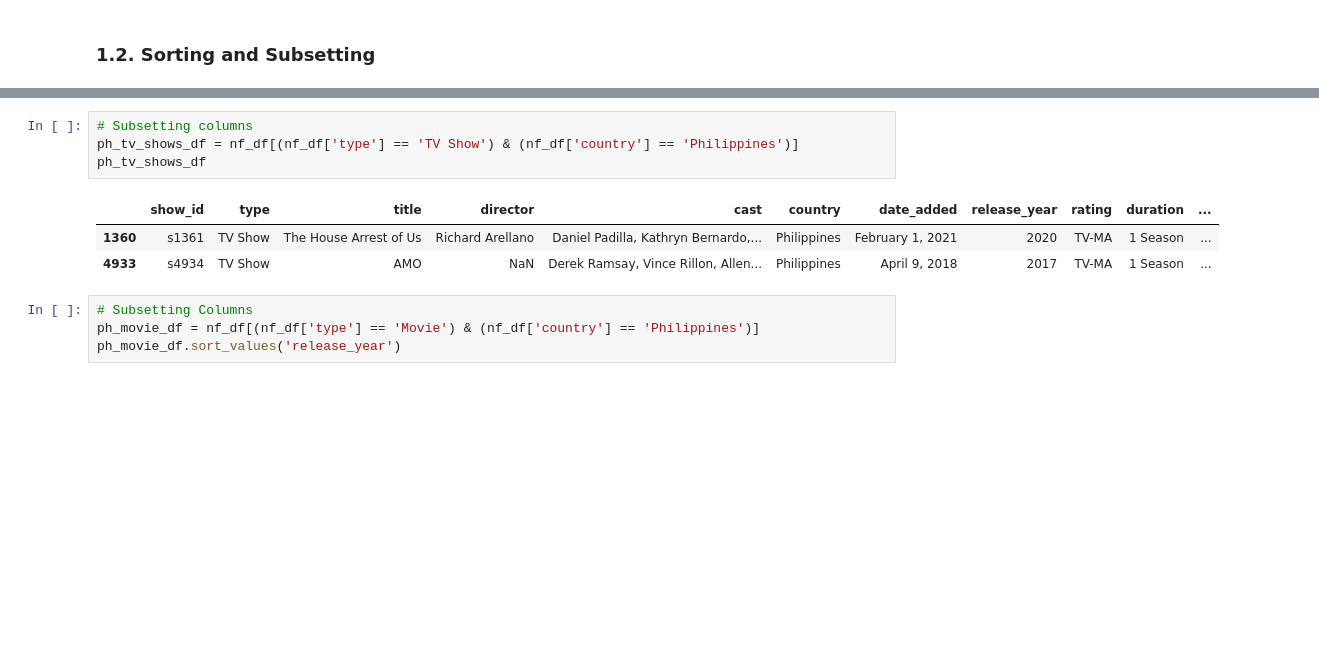
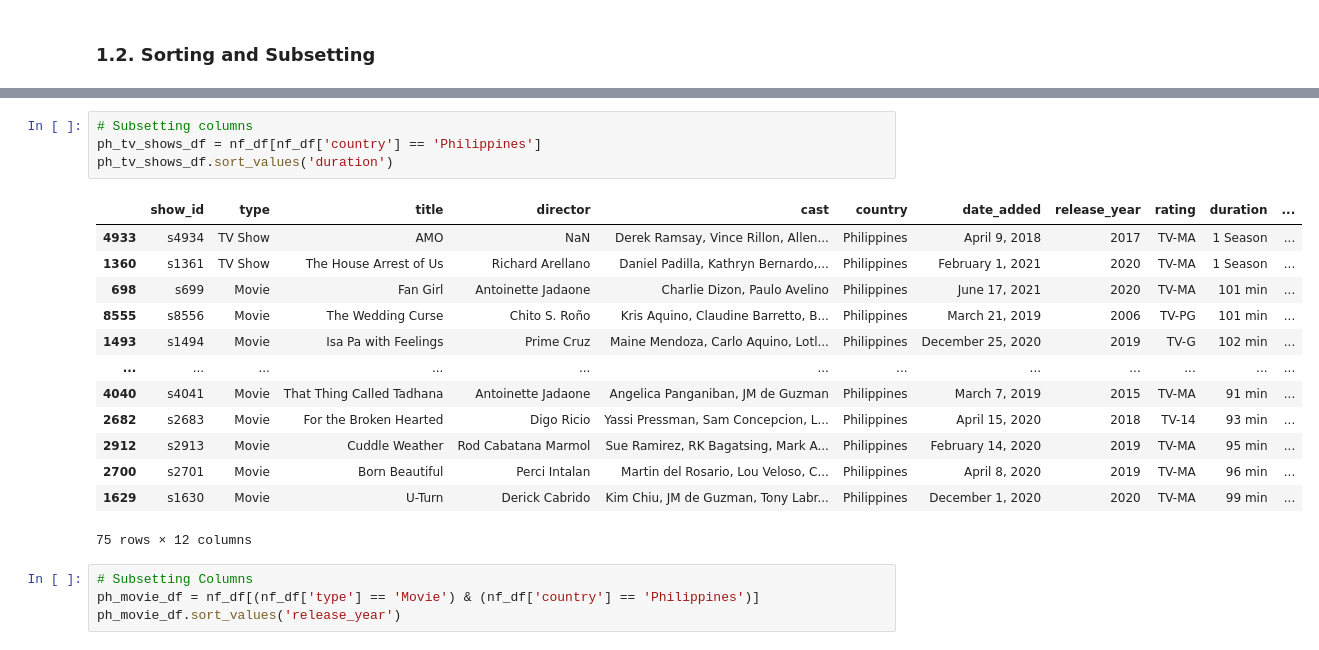
Before and after one commit to JpCurada/MyDataCampJourney, a Jupyter notebook: Data Manipulation with Pandas.ipynb, the cells around one changed output, grey strips where cells are left out. Saved outputs shown, nothing was run; the diff lists cells and outputs as text; blank space fills up the shorter version.

```diff
--- a/Data Manipulation with Pandas.ipynb
+++ b/Data Manipulation with Pandas.ipynb
@@ -89,12 +89,22 @@ nf_df.sort_values("release_year").head()
 | 8739 | s8740 | Movie | Why We Fight: The Battle of Russia | Frank Capra, Anatole Litvak | NaN | United States | March 31, 2017 | 1943 | TV-PG | 82 min | ... |
 # %%
 # Subsetting columns
-ph_tv_shows_df = nf_df[(nf_df['type'] == 'TV Show') & (nf_df['country'] == 'Philippines')]
-ph_tv_shows_df
+ph_tv_shows_df = nf_df[nf_df['country'] == 'Philippines']
+ph_tv_shows_df.sort_values('duration')
 # %% [output]
 |  | show_id | type | title | director | cast | country | date_added | release_year | rating | duration | ... |
+| 4933 | s4934 | TV Show | AMO | NaN | Derek Ramsay, Vince Rillon, Allen... | Philippines | April 9, 2018 | 2017 | TV-MA | 1 Season | ... |
 | 1360 | s1361 | TV Show | The House Arrest of Us | Richard Arellano | Daniel Padilla, Kathryn Bernardo,... | Philippines | February 1, 2021 | 2020 | TV-MA | 1 Season | ... |
-| 4933 | s4934 | TV Show | AMO | NaN | Derek Ramsay, Vince Rillon, Allen... | Philippines | April 9, 2018 | 2017 | TV-MA | 1 Season | ... |
+| 698 | s699 | Movie | Fan Girl | Antoinette Jadaone | Charlie Dizon, Paulo Avelino | Philippines | June 17, 2021 | 2020 | TV-MA | 101 min | ... |
+| 8555 | s8556 | Movie | The Wedding Curse | Chito S. Roño | Kris Aquino, Claudine Barretto, B... | Philippines | March 21, 2019 | 2006 | TV-PG | 101 min | ... |
+| 1493 | s1494 | Movie | Isa Pa with Feelings | Prime Cruz | Maine Mendoza, Carlo Aquino, Lotl... | Philippines | December 25, 2020 | 2019 | TV-G | 102 min | ... |
+| ... | ... | ... | ... | ... | ... | ... | ... | ... | ... | ... | ... |
+| 4040 | s4041 | Movie | That Thing Called Tadhana | Antoinette Jadaone | Angelica Panganiban, JM de Guzman | Philippines | March 7, 2019 | 2015 | TV-MA | 91 min | ... |
+| 2682 | s2683 | Movie | For the Broken Hearted | Digo Ricio | Yassi Pressman, Sam Concepcion, L... | Philippines | April 15, 2020 | 2018 | TV-14 | 93 min | ... |
+| 2912 | s2913 | Movie | Cuddle Weather | Rod Cabatana Marmol | Sue Ramirez, RK Bagatsing, Mark A... | Philippines | February 14, 2020 | 2019 | TV-MA | 95 min | ... |
+| 2700 | s2701 | Movie | Born Beautiful | Perci Intalan | Martin del Rosario, Lou Veloso, C... | Philippines | April 8, 2020 | 2019 | TV-MA | 96 min | ... |
+| 1629 | s1630 | Movie | U-Turn | Derick Cabrido | Kim Chiu, JM de Guzman, Tony Labr... | Philippines | December 1, 2020 | 2020 | TV-MA | 99 min | ... |
+75 rows × 12 columns
 # %%
 # Subsetting Columns
 ph_movie_df = nf_df[(nf_df['type'] == 'Movie') & (nf_df['country'] == 'Philippines')]
```
Also changed, not shown: parts of 2 cells of this notebook, 5 other files.
